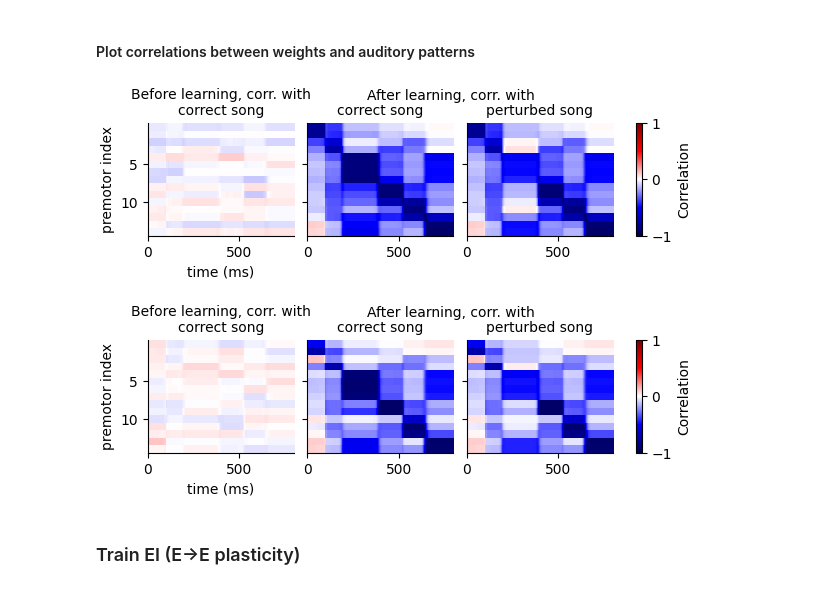
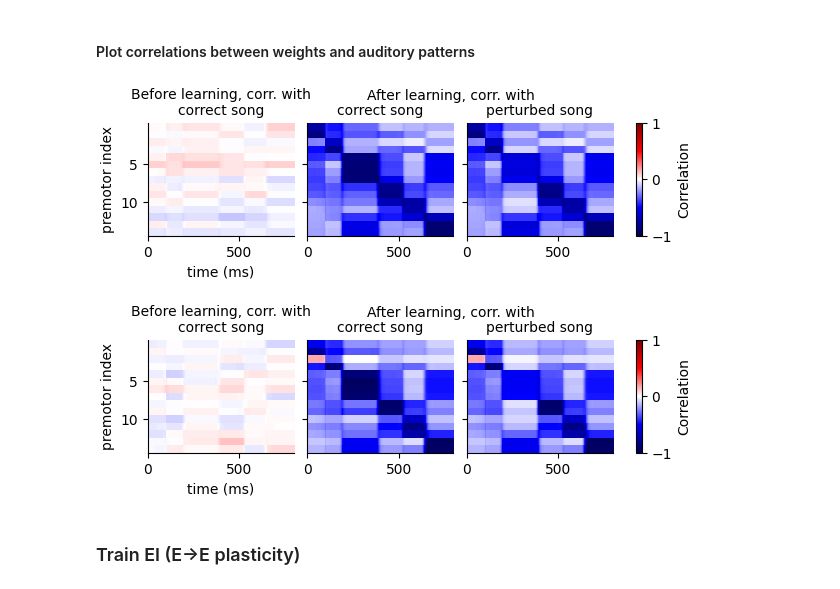
Before and after one commit to gongziyida/vocal-error-network, a Jupyter notebook: simulations/train_models.ipynb, the cells around one changed output. Cells and saved outputs as stored; diff of their text form; code cells hidden in the pictures.

```diff
--- a/simulations/train_models.ipynb
+++ b/simulations/train_models.ipynb
@@ -18,8 +18,8 @@ IMG_DIR = '../svg/'
 RESULT_DIR = '../results/'
 AUD_MAP_TYPE = 'neighbor'
 ALT_REC_PLASTICITY = 'EIIE'
-# HVC_COND = 'mature_hvc'
-HVC_COND = 'developing_hvc'
+HVC_COND = 'mature_hvc'
+# HVC_COND = 'developing_hvc'
 # %% [markdown]
 ### Constants
 # %%
@@ -149,16 +146,16 @@ rE_HVC2E, rI, Ws_HVC2E, _, _ = net_HVC2E.sim(hE0, hI0, rH, aud, save_W_ts, T, dt
 #### Plot correlations between weights and auditory patterns
 # %%
 fig, ax = plot_corr_mat(Ws_FF, aud_real['ctrl'].mean(axis=0).T,
-                        aud_real['pert_strong'].mean(axis=0).T,
+                        aud_real['pert'].mean(axis=0).T,
                         ylabel='premotor index', yticks=[5, 10], xlabel='time (ms)')
 fig.savefig(os.path.join(IMG_DIR, 'supplementary/FF_learn_res_%s.svg' % HVC_COND))
 fig, ax = plot_corr_mat(Ws_HVC2E['HVC'], aud_real['ctrl'].mean(axis=0).T,
-                        aud_real['pert_strong'].mean(axis=0).T,
+                        aud_real['pert'].mean(axis=0).T,
                         ylabel='premotor index', yticks=[5, 10], xlabel='time (ms)')
 fig.savefig(os.path.join(IMG_DIR, 'supplementary/EI_learn_res_%s.svg' % HVC_COND))
 # %% [output]
-[figure, old version]
+[figure, new version]
-[figure, old version]
+[figure, new version]
 # %% [markdown]
 ### Train EI (E->E plasticity)
 # %%
```
Also changed, not shown: parts of 4 cells of this notebook, 6 other files.
